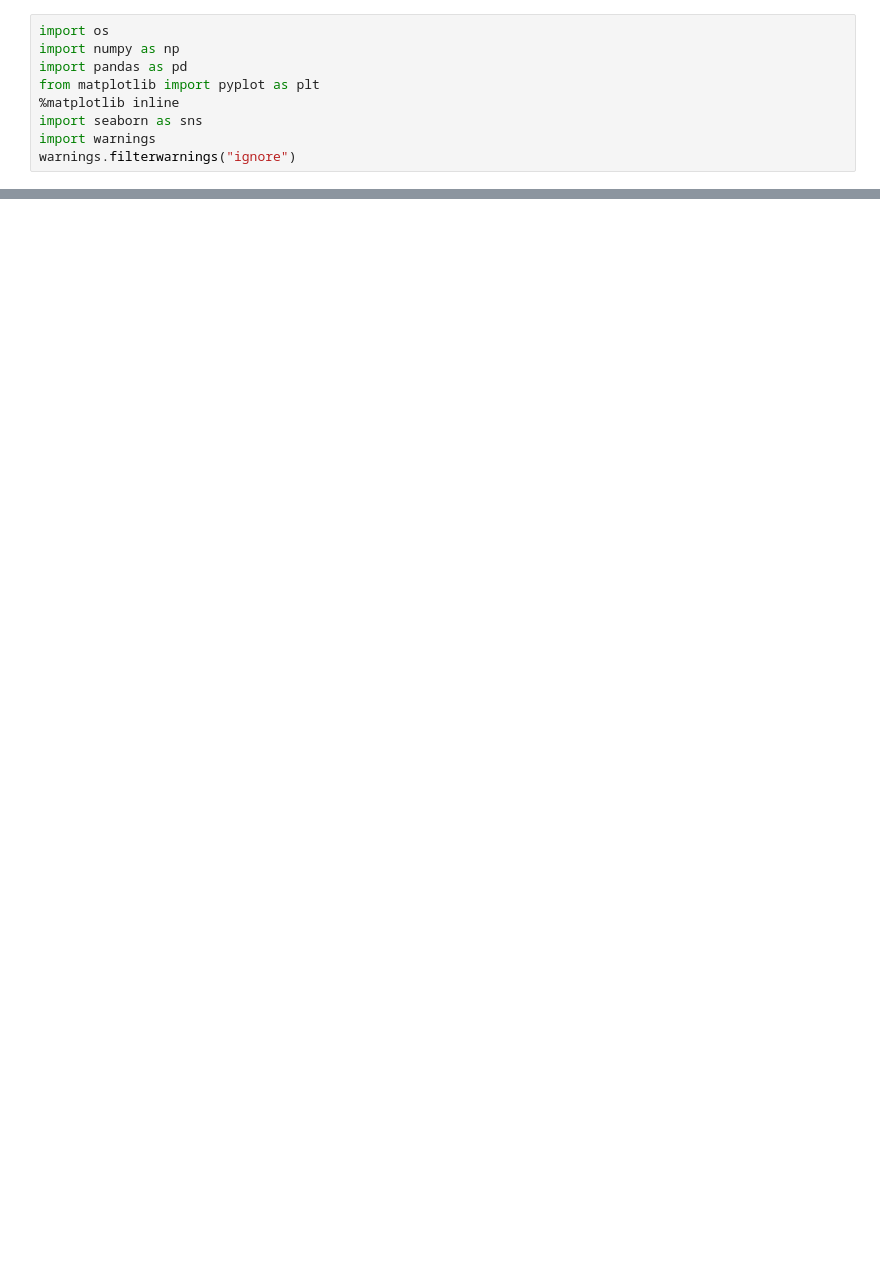
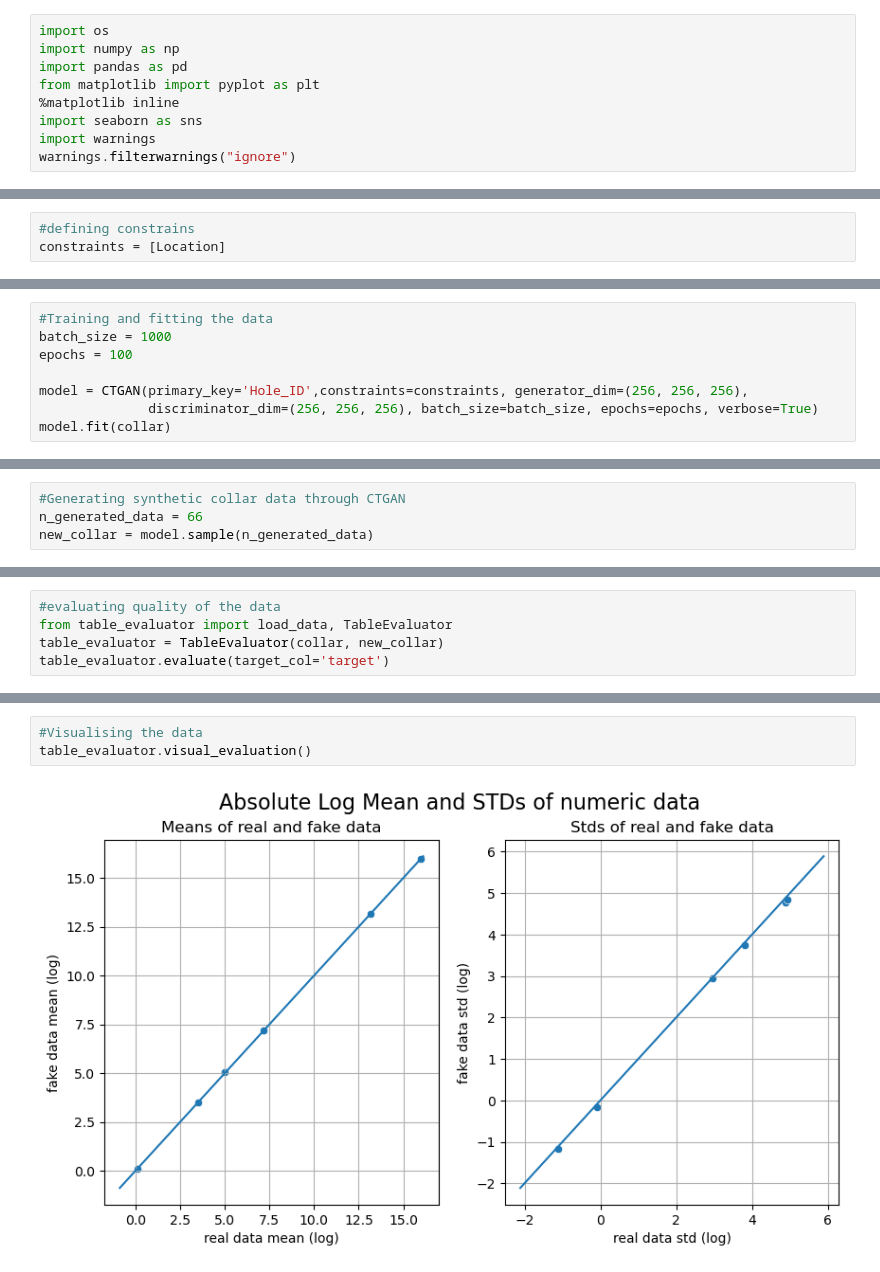
Before and after one commit to ChaukeT/Sythetic-data, a Jupyter notebook: Data generation/Untitled1.ipynb, the cells around one changed output, grey strips where cells are left out. Drawn from its saved outputs; the diff is of its cells as text; blank space fills up the shorter version.

```diff
--- a/Data generation/Untitled1.ipynb
+++ b/Data generation/Untitled1.ipynb
@@ -139,0 +74,3 @@ ERROR: No matching distribution found for itertools
+# %%
+#defining constrains
+constraints = [Location]
@@ -139,0 +80,8 @@ ERROR: No matching distribution found for itertools
+# %%
+#Training and fitting the data
+batch_size = 1000
+epochs = 100
+
+model = CTGAN(primary_key='Hole_ID',constraints=constraints, generator_dim=(256, 256, 256),
+              discriminator_dim=(256, 256, 256), batch_size=batch_size, epochs=epochs, verbose=True)
+model.fit(collar)
@@ -139,0 +106,4 @@ ERROR: No matching distribution found for itertools
+# %%
+#Generating synthetic collar data through CTGAN
+n_generated_data = 66
+new_collar = model.sample(n_generated_data)
@@ -139,0 +126,5 @@ ERROR: No matching distribution found for itertools
+# %%
+#evaluating quality of the data
+from table_evaluator import load_data, TableEvaluator
+table_evaluator = TableEvaluator(collar, new_collar)
+table_evaluator.evaluate(target_col='target')
@@ -139,0 +149,5 @@ ERROR: No matching distribution found for itertools
+# %%
+#Visualising the data
+table_evaluator.visual_evaluation()
+# %% [output]
+[figure, added]
```
Also changed, not shown: parts of 49 cells of this notebook, 3 other files.
